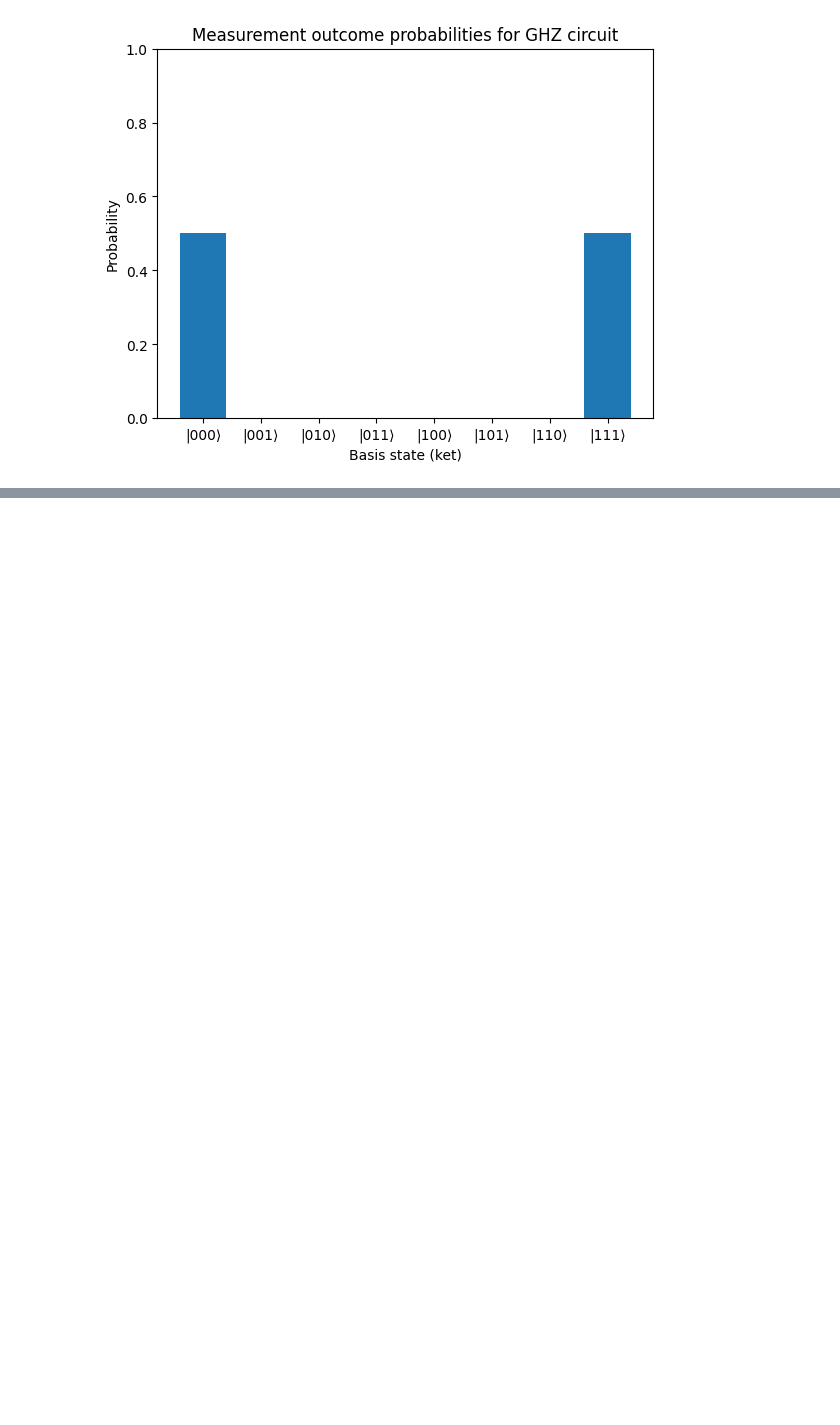
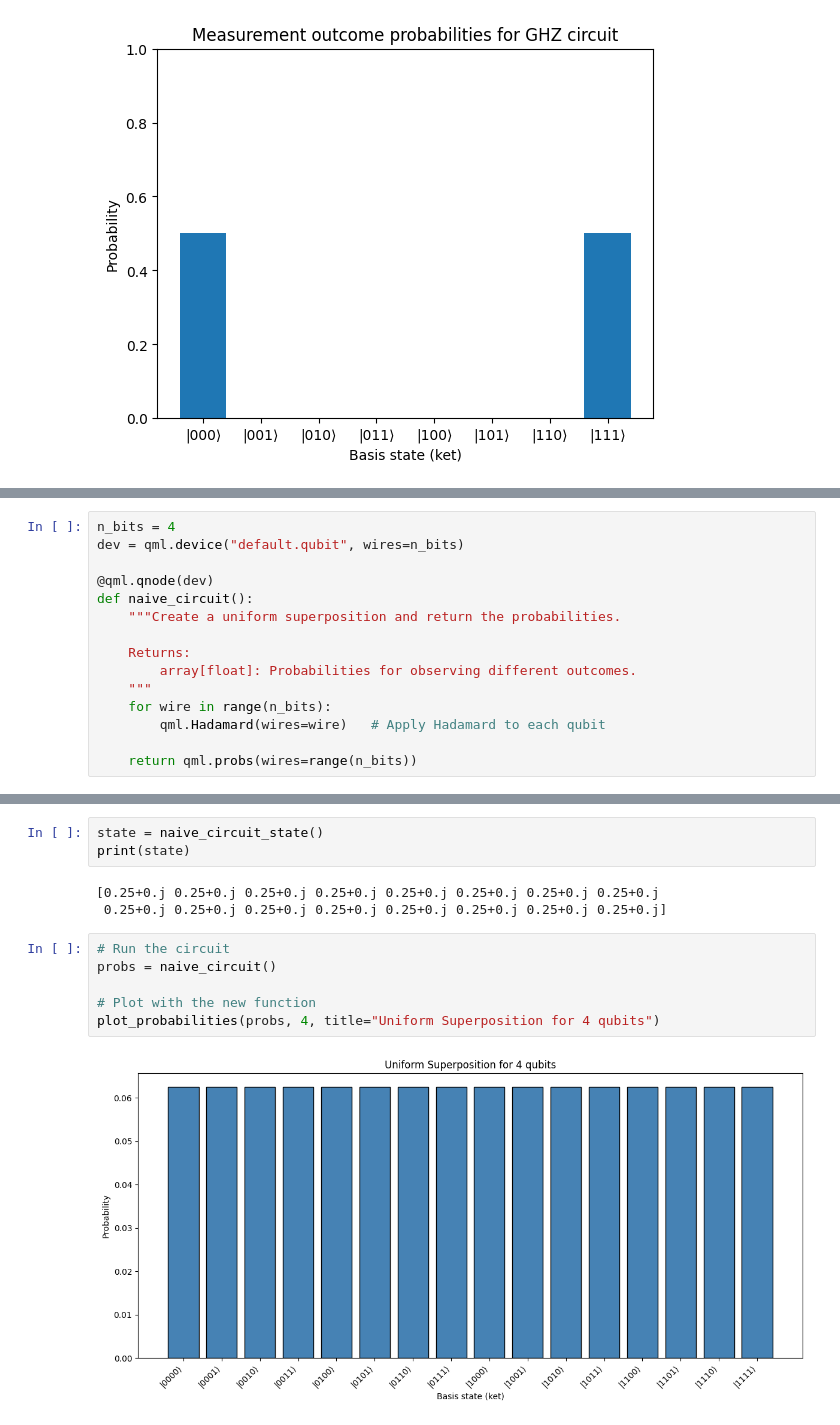
Before and after one commit to Omid-Hassasfar/NITheCS_QSouthAfrica_MiniSchool_Introduction_to_Quantum_Computing_with_PennyLane, a Jupyter notebook: NITheCS_QSouthAfrica_Mini_School_Introduction_to_Quantum_Computing_with_PennyLane.ipynb, the cells around one changed output, grey strips where cells are left out. Saved outputs shown, nothing was run; the diff lists cells and outputs as text; blank space fills up the shorter version.

```diff
--- a/NITheCS_QSouthAfrica_Mini_School_Introduction_to_Quantum_Computing_with_PennyLane.ipynb
+++ b/NITheCS_QSouthAfrica_Mini_School_Introduction_to_Quantum_Computing_with_PennyLane.ipynb
@@ -489,0 +643,15 @@ plt.show()
+# %%
+n_bits = 4
+dev = qml.device("default.qubit", wires=n_bits)
+
+@qml.qnode(dev)
+def naive_circuit():
+    """Create a uniform superposition and return the probabilities.
+
+    Returns:
+        array[float]: Probabilities for observing different outcomes.
+    """
+    for wire in range(n_bits):
+        qml.Hadamard(wires=wire)   # Apply Hadamard to each qubit
+
+    return qml.probs(wires=range(n_bits))
@@ -489,0 +677,14 @@ plt.show()
+# %%
+state = naive_circuit_state()
+print(state)
+# %% [output]
+[0.25+0.j 0.25+0.j 0.25+0.j 0.25+0.j 0.25+0.j 0.25+0.j 0.25+0.j 0.25+0.j
+ 0.25+0.j 0.25+0.j 0.25+0.j 0.25+0.j 0.25+0.j 0.25+0.j 0.25+0.j 0.25+0.j]
+# %%
+# Run the circuit
+probs = naive_circuit()
+
+# Plot with the new function
+plot_probabilities(probs, 4, title="Uniform Superposition for 4 qubits")
+# %% [output]
+[figure, added]
```
Also changed, not shown: parts of 61 cells of this notebook.
